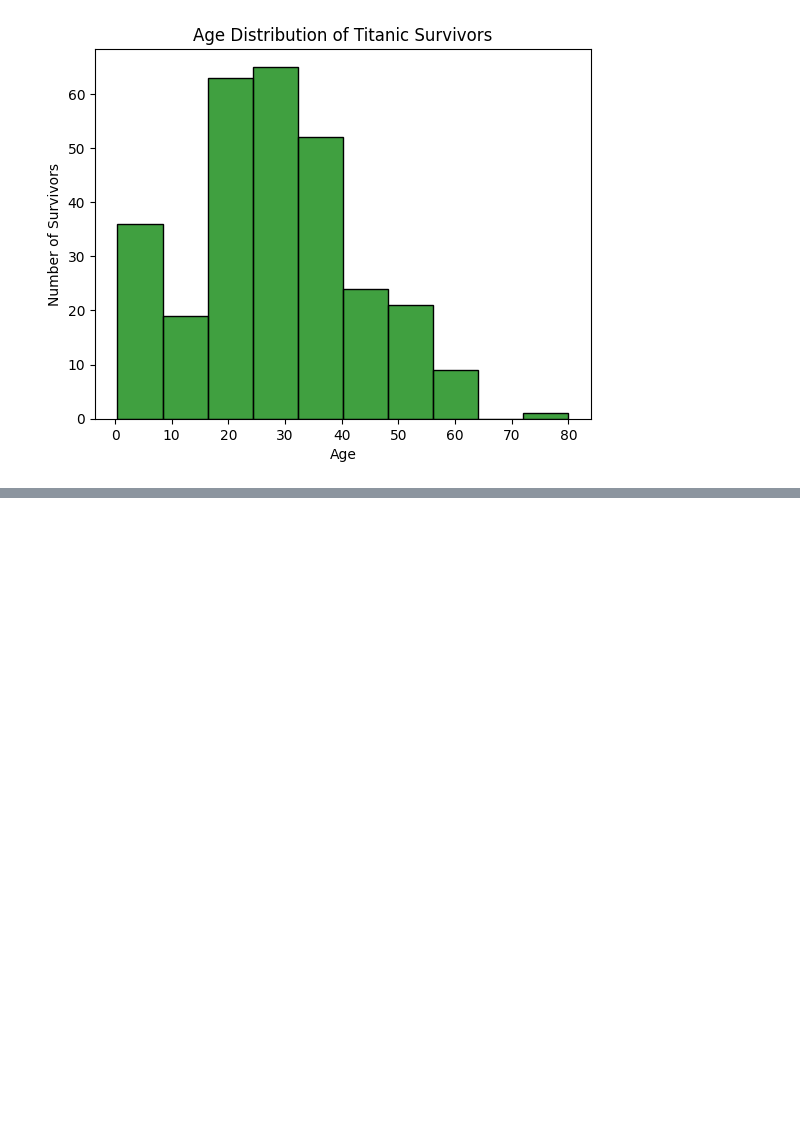
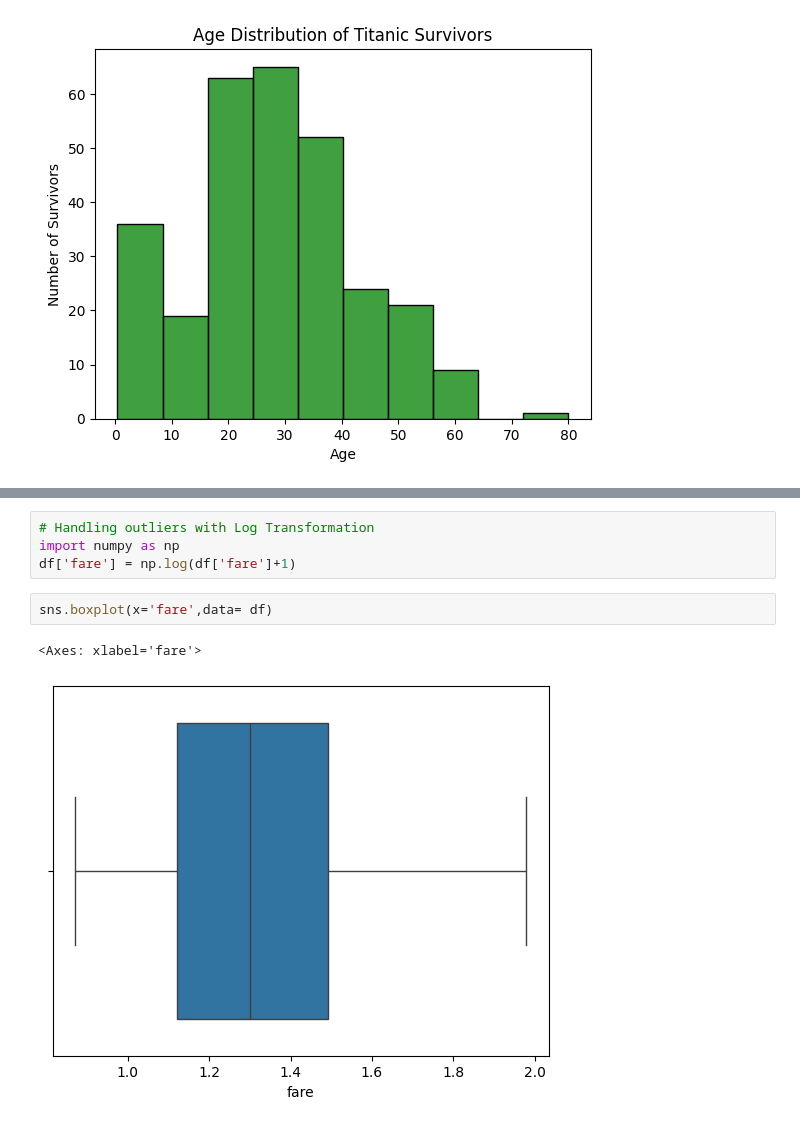
Before and after one commit to tharun-y/Machine-Learning, a Jupyter notebook: Day - 3 - Titanic Dataset.ipynb, the cells around one changed output, grey strips where cells are left out. Cells and saved outputs as stored; diff of their text form; blank space fills up the shorter version.

```diff
--- a/Day - 3 - Titanic Dataset.ipynb
+++ b/Day - 3 - Titanic Dataset.ipynb
@@ -27,0 +98,9 @@ Text(0, 0.5, 'Number of Survivors')
+# %%
+# Handling outliers with Log Transformation
+import numpy as np
+df['fare'] = np.log(df['fare']+1)
+# %%
+sns.boxplot(x='fare',data= df)
+# %% [output]
+<Axes: xlabel='fare'>
+[figure, added]
```
Also changed, not shown: parts of 6 cells of this notebook.
